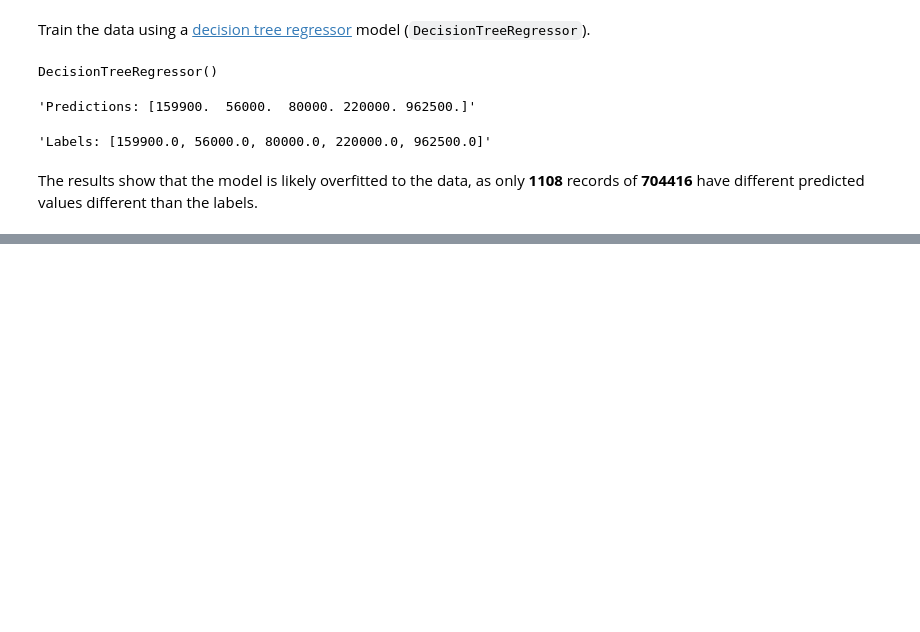
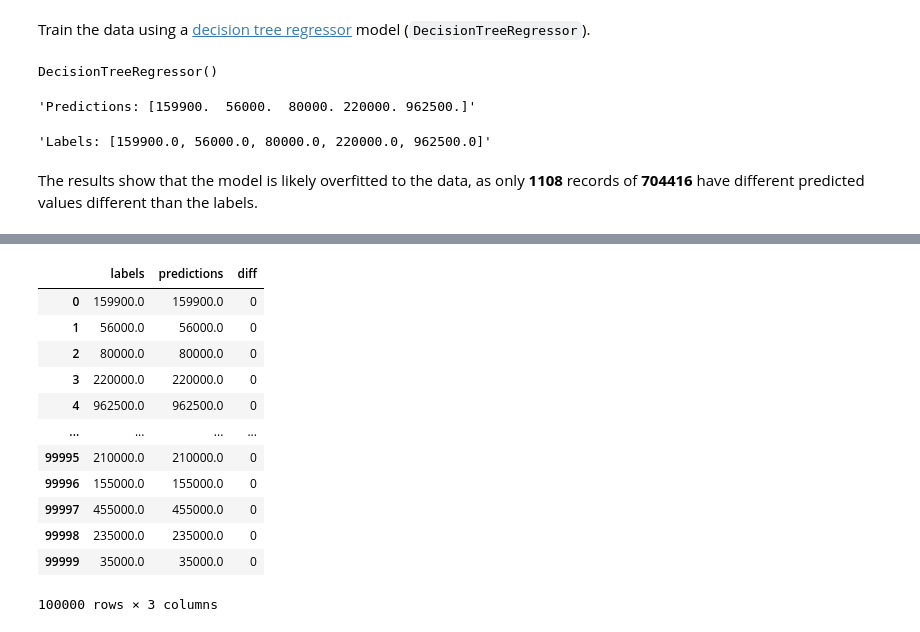
Before and after one commit to AJarombek/machine-learning-programs, a Jupyter notebook: programs/ct-housing/ct-housing.ipynb, the cells around one changed output, grey strips where cells are left out. Drawn from its saved outputs; the diff is of its cells as text; code cells hidden in the pictures; blank space fills up the shorter version.

```diff
--- a/programs/ct-housing/ct-housing.ipynb
+++ b/programs/ct-housing/ct-housing.ipynb
@@ -447,0 +456,17 @@ Name: 485767, dtype: float64
+# %%
+labels_and_predictions['diff'] = (labels_and_predictions['labels'] - labels_and_predictions['predictions']).abs().astype(int)
+labels_and_predictions
+# %% [output]
+|  | labels | predictions | diff |
+| 0 | 159900.0 | 159900.0 | 0 |
+| 1 | 56000.0 | 56000.0 | 0 |
+| 2 | 80000.0 | 80000.0 | 0 |
+| 3 | 220000.0 | 220000.0 | 0 |
+| 4 | 962500.0 | 962500.0 | 0 |
+| ... | ... | ... | ... |
+| 99995 | 210000.0 | 210000.0 | 0 |
+| 99996 | 155000.0 | 155000.0 | 0 |
+| 99997 | 455000.0 | 455000.0 | 0 |
+| 99998 | 235000.0 | 235000.0 | 0 |
+| 99999 | 35000.0 | 35000.0 | 0 |
+100000 rows × 3 columns
```
Also changed, not shown: parts of 18 cells of this notebook.
